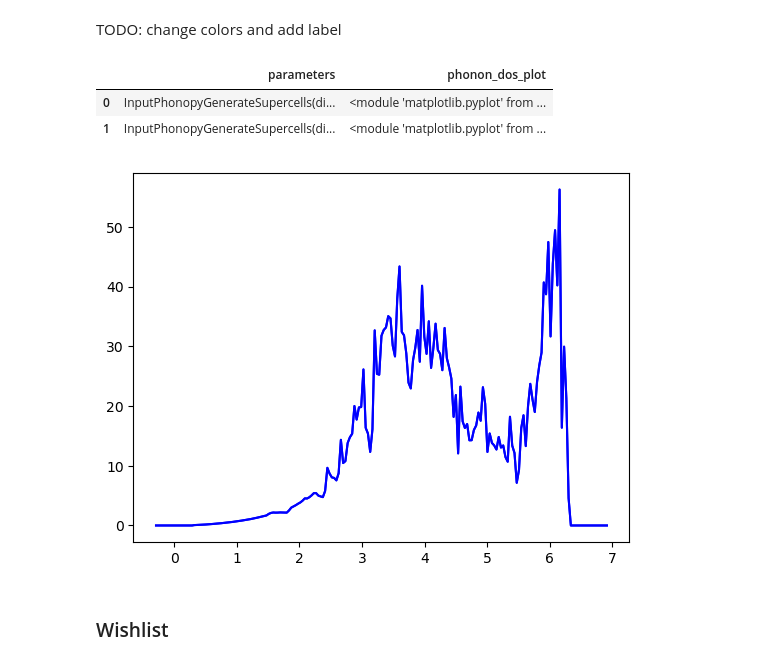
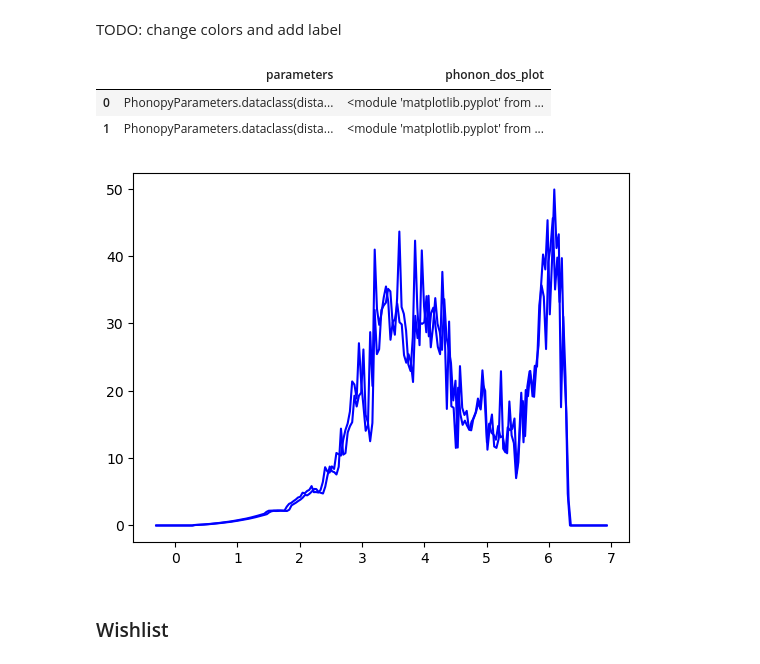
Before and after one commit to pyiron/pyiron_nodes, a Jupyter notebook: notebooks/examples.ipynb, the cells around one changed output. Cells and saved outputs as stored; diff of their text form; code cells hidden in the pictures.

Commit message:
Use dataclass nodes and the for-node in phonons

```diff
--- a/notebooks/examples.ipynb
+++ b/notebooks/examples.ipynb
@@ -270,14 +267,13 @@ import pyiron_nodes as pn
 
 wf = Workflow("phonons")
 atomistic = pn.atomistic
-from pyiron_nodes.atomistic.property.phonons import InputPhonopyGenerateSupercells
 
 @Workflow.wrap.as_macro_node('phonon_dos_plot')
 def plot_phonon_dos(
     wf,
     element='Fe',
     cell_size=2,
-    parameters=InputPhonopyGenerateSupercells()
+    parameters: atomistic.property.phonons.PhonopyParameters.dataclass | None = None
 ):
     wf.engine = atomistic.engine.ase.M3GNet()
     wf.supercell = atomistic.structure.build.CubicBulkCell(
@@ -292,7 +288,7 @@ def plot_phonon_dos(
     wf.phonon = atomistic.property.phonons.CreatePhonopy(
         structure=wf.supercell,
         engine=wf.engine,
-        parameters=InputPhonopyGenerateSupercells()
+        parameters=parameters
     )
 
     wf.phonon_dos = atomistic.property.phonons.GetTotalDos(
@@ -317,15 +313,15 @@ TODO: change colors and add label
 # %%
 plot_phonon_dos(element='Al').iter(
     parameters=[
-        InputPhonopyGenerateSupercells(distance=d)
+        atomistic.property.phonons.PhonopyParameters.dataclass(distance=d)
         for d in [0.1, 0.001]
     ]
 )
 # %% [output]
 |  | parameters | phonon_dos_plot |
-| 0 | InputPhonopyGenerateSupercells(di... | <module 'matplotlib.pyplot' from ... |
-| 1 | InputPhonopyGenerateSupercells(di... | <module 'matplotlib.pyplot' from ... |
+| 0 | PhonopyParameters.dataclass(dista... | <module 'matplotlib.pyplot' from ... |
+| 1 | PhonopyParameters.dataclass(dista... | <module 'matplotlib.pyplot' from ... |
-[figure, old version]
+[figure, new version]
 # %% [markdown]
 ### Wishlist
 # %% [markdown]
```
Also changed, not shown: parts of 6 cells of this notebook, 1 other file.
